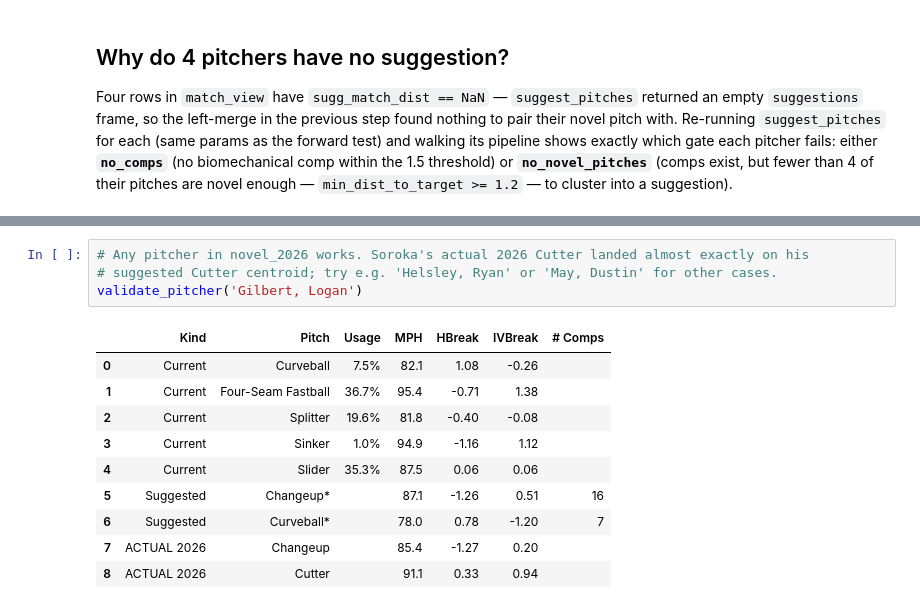
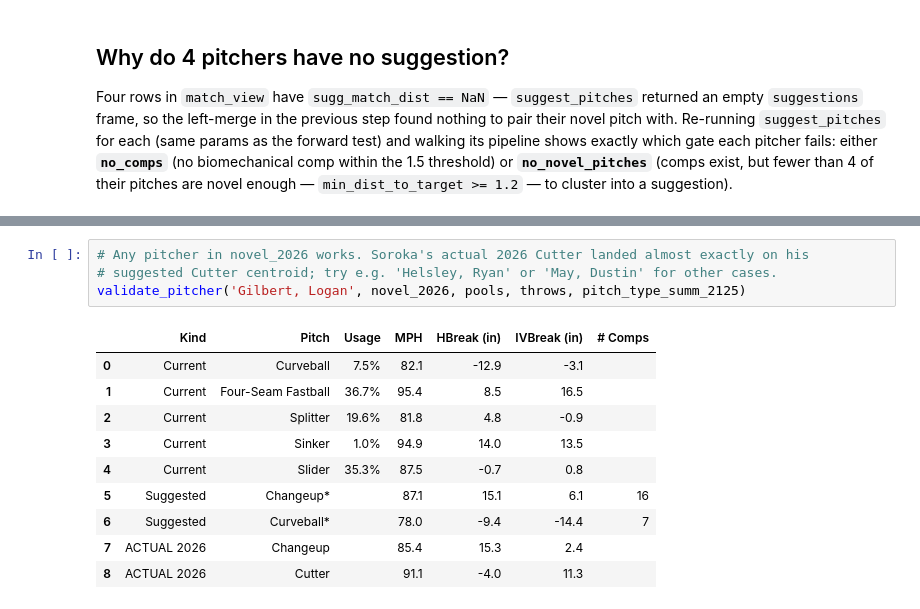
Before and after one commit to simontodreas/mlb-pitch-loadout, a Jupyter notebook: 2026 Validation.ipynb, the cells around one changed output, grey strips where cells are left out. Drawn from its saved outputs; the diff is of its cells as text.

```diff
--- a/2026 Validation.ipynb
+++ b/2026 Validation.ipynb
@@ -436,15 +294,15 @@ def validate_pitcher(name):
 # %%
 # Any pitcher in novel_2026 works. Soroka's actual 2026 Cutter landed almost exactly on his
 # suggested Cutter centroid; try e.g. 'Helsley, Ryan' or 'May, Dustin' for other cases.
-validate_pitcher('Gilbert, Logan')
+validate_pitcher('Gilbert, Logan', novel_2026, pools, throws, pitch_type_summ_2125)
 # %% [output]
-|  | Kind | Pitch | Usage | MPH | HBreak | IVBreak | # Comps |
-| 0 | Current | Curveball | 7.5% | 82.1 | 1.08 | -0.26 |  |
-| 1 | Current | Four-Seam Fastball | 36.7% | 95.4 | -0.71 | 1.38 |  |
-| 2 | Current | Splitter | 19.6% | 81.8 | -0.40 | -0.08 |  |
-| 3 | Current | Sinker | 1.0% | 94.9 | -1.16 | 1.12 |  |
-| 4 | Current | Slider | 35.3% | 87.5 | 0.06 | 0.06 |  |
-| 5 | Suggested | Changeup* |  | 87.1 | -1.26 | 0.51 | 16 |
-| 6 | Suggested | Curveball* |  | 78.0 | 0.78 | -1.20 | 7 |
-| 7 | ACTUAL 2026 | Changeup |  | 85.4 | -1.27 | 0.20 |  |
-| 8 | ACTUAL 2026 | Cutter |  | 91.1 | 0.33 | 0.94 |  |
+|  | Kind | Pitch | Usage | MPH | HBreak (in) | IVBreak (in) | # Comps |
+| 0 | Current | Curveball | 7.5% | 82.1 | -12.9 | -3.1 |  |
+| 1 | Current | Four-Seam Fastball | 36.7% | 95.4 | 8.5 | 16.5 |  |
+| 2 | Current | Splitter | 19.6% | 81.8 | 4.8 | -0.9 |  |
+| 3 | Current | Sinker | 1.0% | 94.9 | 14.0 | 13.5 |  |
+| 4 | Current | Slider | 35.3% | 87.5 | -0.7 | 0.8 |  |
+| 5 | Suggested | Changeup* |  | 87.1 | 15.1 | 6.1 | 16 |
+| 6 | Suggested | Curveball* |  | 78.0 | -9.4 | -14.4 | 7 |
+| 7 | ACTUAL 2026 | Changeup |  | 85.4 | 15.3 | 2.4 |  |
+| 8 | ACTUAL 2026 | Cutter |  | 91.1 | -4.0 | 11.3 |  |
```
Also changed, not shown: parts of 4 cells of this notebook, 4 other files.
